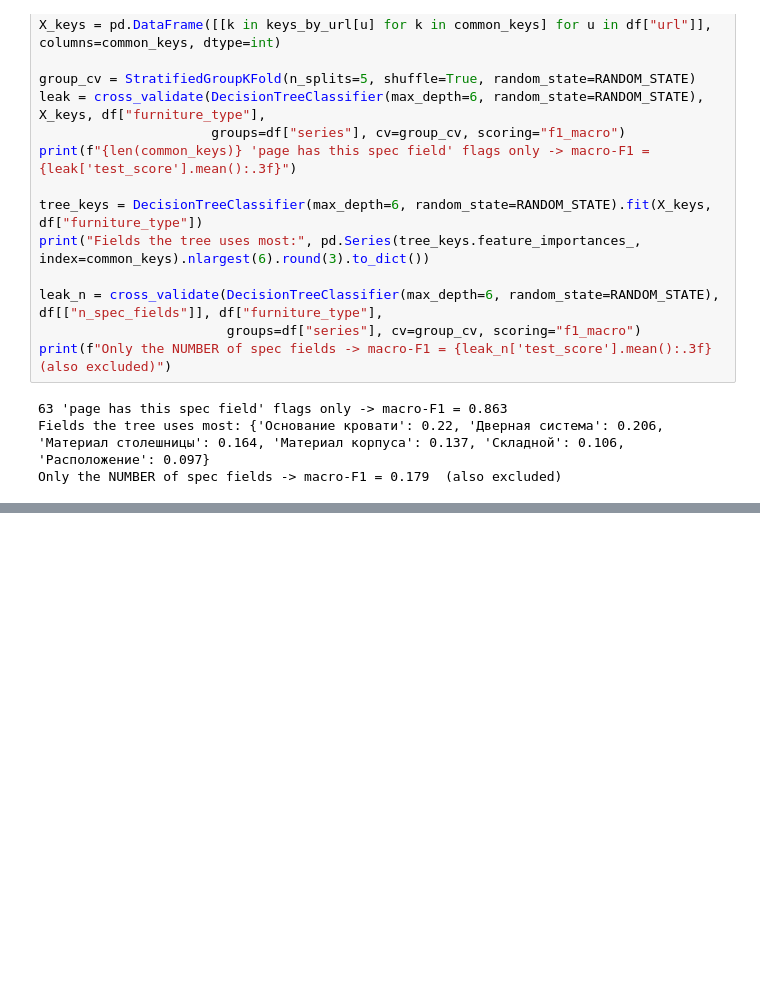
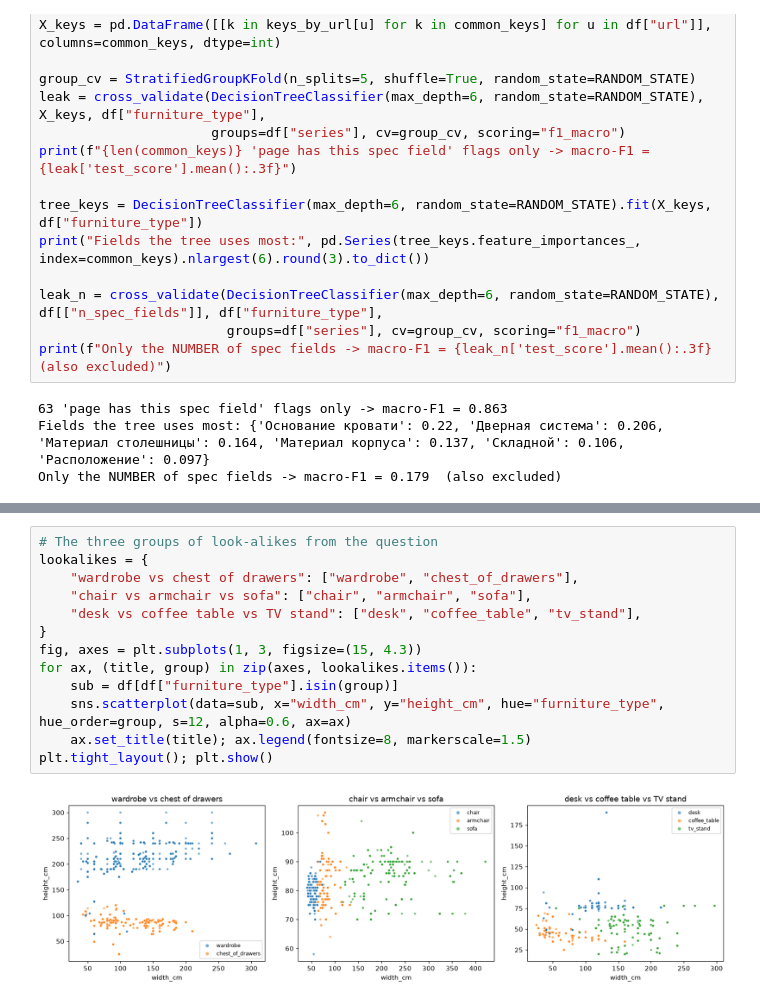
Before and after one commit to a100miles/furniture-prediction-ml, a Jupyter notebook: furniture_classification.ipynb, the cells around one changed output, grey strips where cells are left out. Cells and saved outputs as stored; diff of their text form; blank space fills up the shorter version.

```diff
--- a/furniture_classification.ipynb
+++ b/furniture_classification.ipynb
@@ -289,0 +318,15 @@ Only the NUMBER of spec fields -> macro-F1 = 0.179  (also excluded)
+# %%
+# The three groups of look-alikes from the question
+lookalikes = {
+    "wardrobe vs chest of drawers": ["wardrobe", "chest_of_drawers"],
+    "chair vs armchair vs sofa": ["chair", "armchair", "sofa"],
+    "desk vs coffee table vs TV stand": ["desk", "coffee_table", "tv_stand"],
+}
+fig, axes = plt.subplots(1, 3, figsize=(15, 4.3))
+for ax, (title, group) in zip(axes, lookalikes.items()):
+    sub = df[df["furniture_type"].isin(group)]
+    sns.scatterplot(data=sub, x="width_cm", y="height_cm", hue="furniture_type", hue_order=group, s=12, alpha=0.6, ax=ax)
+    ax.set_title(title); ax.legend(fontsize=8, markerscale=1.5)
+plt.tight_layout(); plt.show()
+# %% [output]
+[figure, added]
```
Also changed, not shown: parts of 6 cells of this notebook.
